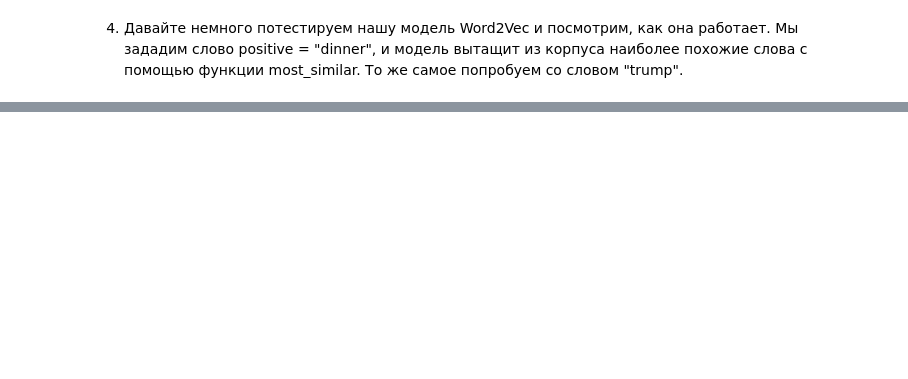
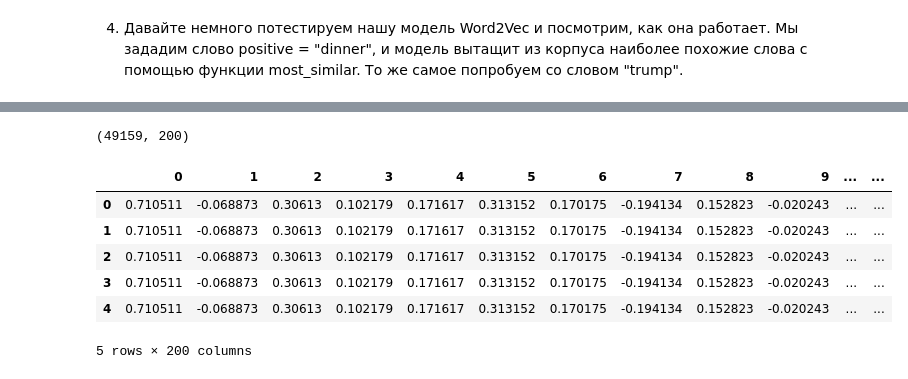
Before and after one commit to fogugy/gb_nlp, a Jupyter notebook: notebooks/hw2.ipynb, the cells around one changed output, grey strips where cells are left out. Cells and saved outputs as stored; diff of their text form; code cells hidden in the pictures; blank space fills up the shorter version.

```diff
--- a/notebooks/hw2.ipynb
+++ b/notebooks/hw2.ipynb
@@ -177,0 +198,31 @@ plt.show()
+# %%
+data = []
+
+for i in range(df['tweet_token_filtered'].shape[0]):
+    vec = []
+
+    for word in df['tweet_token_filtered'][0]:
+        try:
+            vec.append(model[word])
+        except:
+            pass
+
+    np_vec = np.array(vec)
+    data.append(list(np_vec.sum(axis=0)/np_vec.shape[0]))
+# %%
+np.array(data).shape
+# %% [output]
+(49159, 200)
+# %%
+columns=[x for x in range(200)]
+wordvec_df = pd.DataFrame(data, columns=columns)
+# %%
+wordvec_df.head()
+# %% [output]
+|  | 0 | 1 | 2 | 3 | 4 | 5 | 6 | 7 | 8 | 9 | ... | ... |
+| 0 | 0.710511 | -0.068873 | 0.30613 | 0.102179 | 0.171617 | 0.313152 | 0.170175 | -0.194134 | 0.152823 | -0.020243 | ... | ... |
+| 1 | 0.710511 | -0.068873 | 0.30613 | 0.102179 | 0.171617 | 0.313152 | 0.170175 | -0.194134 | 0.152823 | -0.020243 | ... | ... |
+| 2 | 0.710511 | -0.068873 | 0.30613 | 0.102179 | 0.171617 | 0.313152 | 0.170175 | -0.194134 | 0.152823 | -0.020243 | ... | ... |
+| 3 | 0.710511 | -0.068873 | 0.30613 | 0.102179 | 0.171617 | 0.313152 | 0.170175 | -0.194134 | 0.152823 | -0.020243 | ... | ... |
+| 4 | 0.710511 | -0.068873 | 0.30613 | 0.102179 | 0.171617 | 0.313152 | 0.170175 | -0.194134 | 0.152823 | -0.020243 | ... | ... |
+5 rows × 200 columns
```
Also changed, not shown: parts of 20 cells of this notebook, 4 other files.
